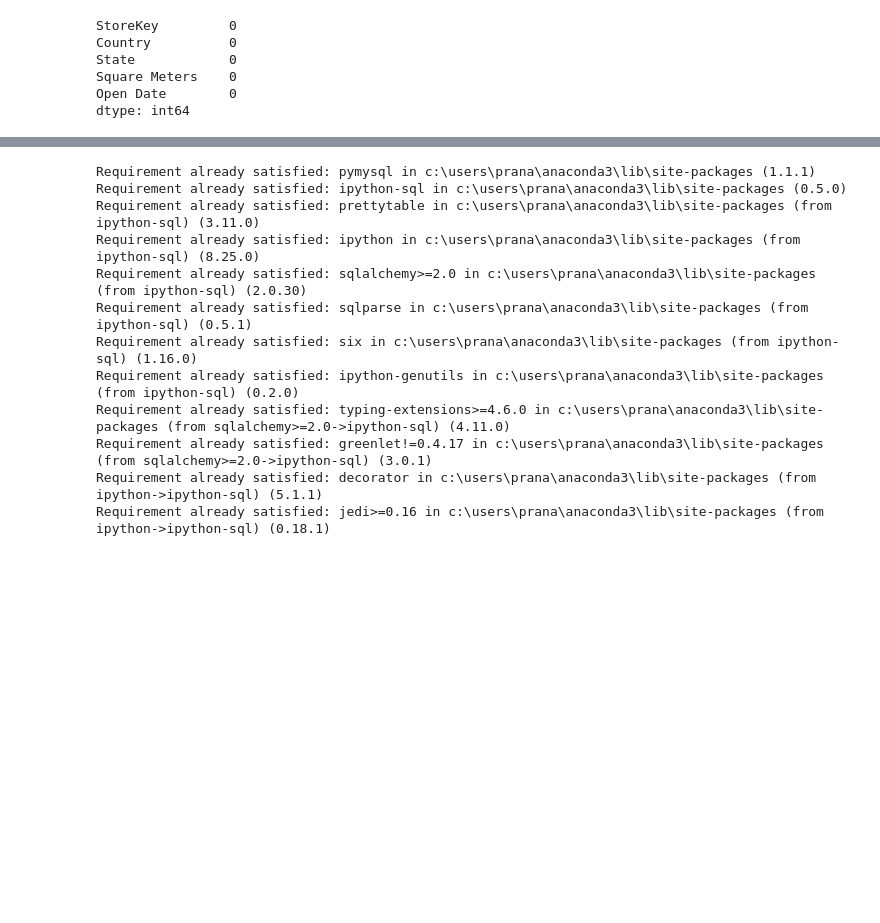
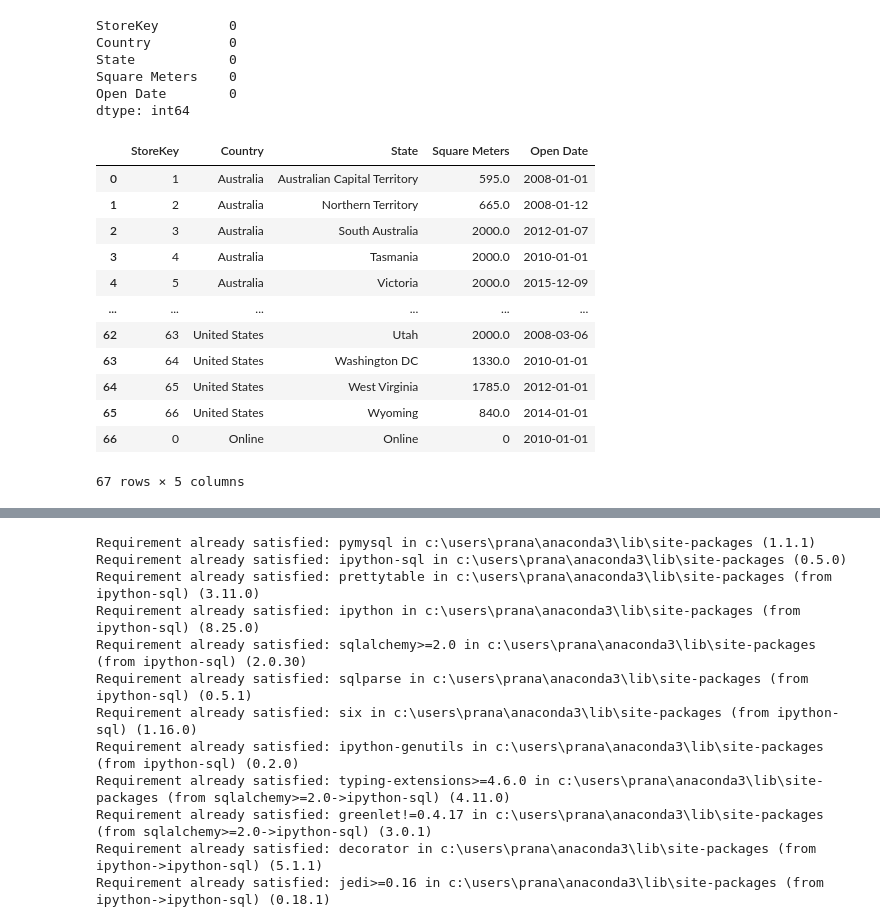
Before and after one commit to pranavivnv/DataSpark-Illuminating-Insights-for-Global-Electronics, a Jupyter notebook: Data_Cleaning_Preparation_sqlconn.ipynb, the cells around one changed output, grey strips where cells are left out. Drawn from its saved outputs; the diff is of its cells as text; code cells hidden in the pictures; blank space fills up the shorter version.

```diff
--- a/Data_Cleaning_Preparation_sqlconn.ipynb
+++ b/Data_Cleaning_Preparation_sqlconn.ipynb
@@ -649,3 +718,19 @@ State            0
 Square Meters    0
 Open Date        0
 dtype: int64
+# %%
+df_stores
+# %% [output]
+|  | StoreKey | Country | State | Square Meters | Open Date |
+| 0 | 1 | Australia | Australian Capital Territory | 595.0 | 2008-01-01 |
+| 1 | 2 | Australia | Northern Territory | 665.0 | 2008-01-12 |
+| 2 | 3 | Australia | South Australia | 2000.0 | 2012-01-07 |
+| 3 | 4 | Australia | Tasmania | 2000.0 | 2010-01-01 |
+| 4 | 5 | Australia | Victoria | 2000.0 | 2015-12-09 |
+| ... | ... | ... | ... | ... | ... |
+| 62 | 63 | United States | Utah | 2000.0 | 2008-03-06 |
+| 63 | 64 | United States | Washington DC | 1330.0 | 2010-01-01 |
+| 64 | 65 | United States | West Virginia | 1785.0 | 2012-01-01 |
+| 65 | 66 | United States | Wyoming | 840.0 | 2014-01-01 |
+| 66 | 0 | Online | Online | 0 | 2010-01-01 |
+67 rows × 5 columns
```
Also changed, not shown: parts of 10 cells of this notebook.
